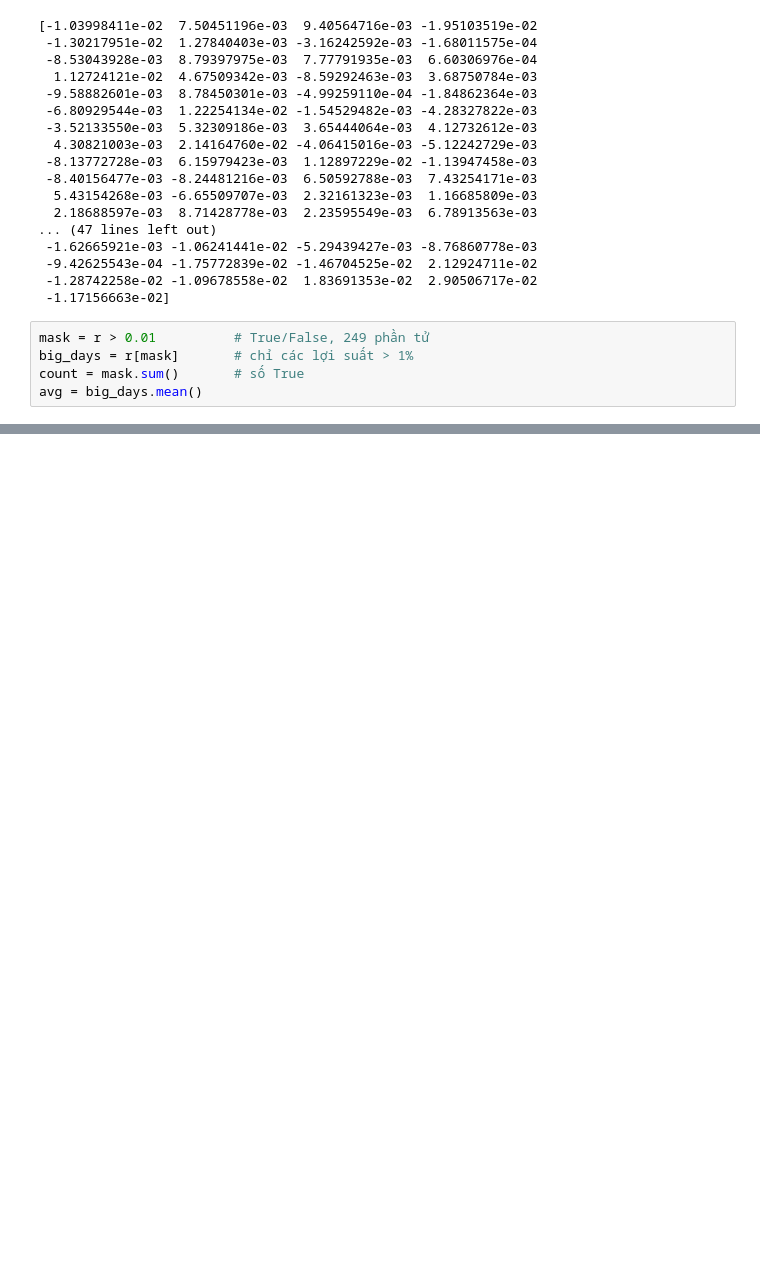
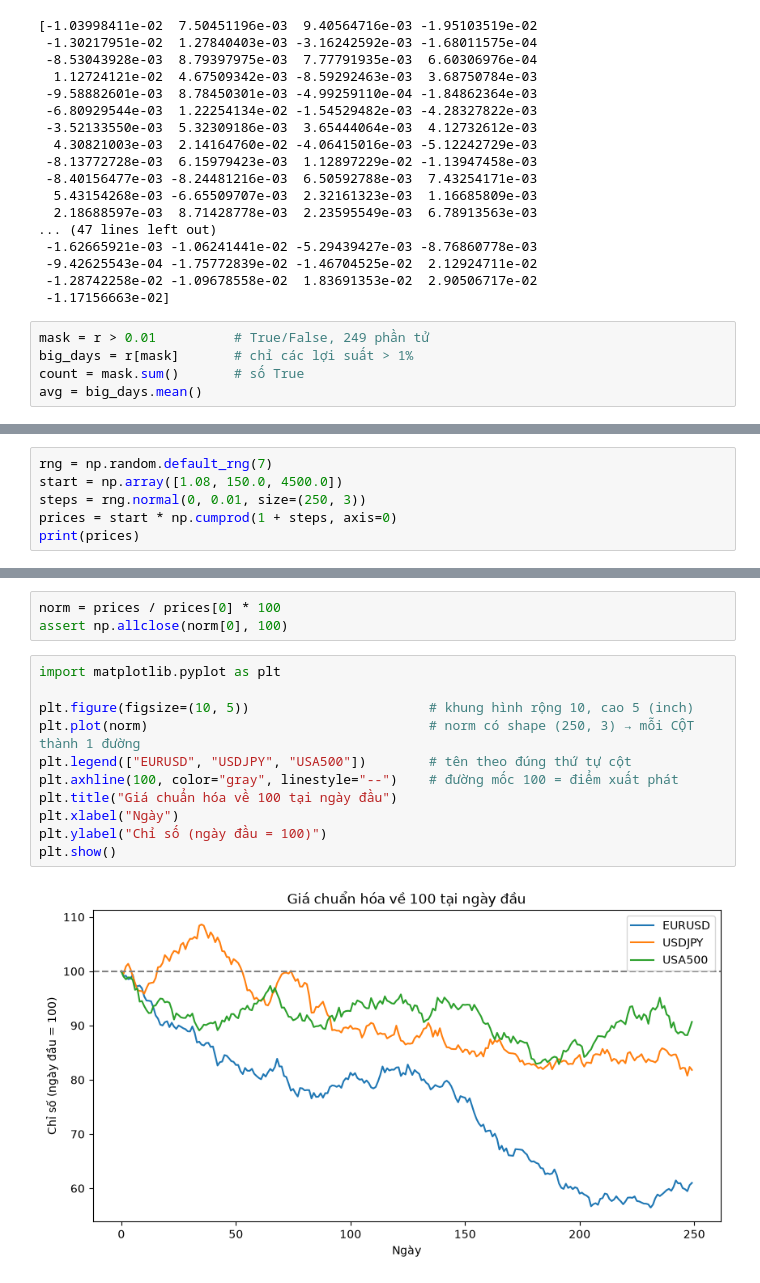
Before and after one commit to TaDungg/algo-ml, a Jupyter notebook: notebooks/03_numpy.ipynb, the cells around one changed output, grey strips where cells are left out. Cells and saved outputs as stored; diff of their text form; blank space fills up the shorter version.

```diff
--- a/notebooks/03_numpy.ipynb
+++ b/notebooks/03_numpy.ipynb
@@ -52,0 +124,6 @@ avg = big_days.mean()
+# %%
+rng = np.random.default_rng(7)
+start = np.array([1.08, 150.0, 4500.0])
+steps = rng.normal(0, 0.01, size=(250, 3))
+prices = start * np.cumprod(1 + steps, axis=0)
+print(prices)
@@ -52,0 +169,16 @@ avg = big_days.mean()
+# %%
+norm = prices / prices[0] * 100
+assert np.allclose(norm[0], 100)
+# %%
+import matplotlib.pyplot as plt
+
+plt.figure(figsize=(10, 5))                       # khung hình rộng 10, cao 5 (inch)
+plt.plot(norm)                                    # norm có shape (250, 3) → mỗi CỘT thành 1 đường
+plt.legend(["EURUSD", "USDJPY", "USA500"])        # tên theo đúng thứ tự cột
+plt.axhline(100, color="gray", linestyle="--")    # đường mốc 100 = điểm xuất phát
+plt.title("Giá chuẩn hóa về 100 tại ngày đầu")
+plt.xlabel("Ngày")
+plt.ylabel("Chỉ số (ngày đầu = 100)")
+plt.show()
+# %% [output]
+[figure, added]
```
Also changed, not shown: parts of 13 cells of this notebook, 1 other file.
